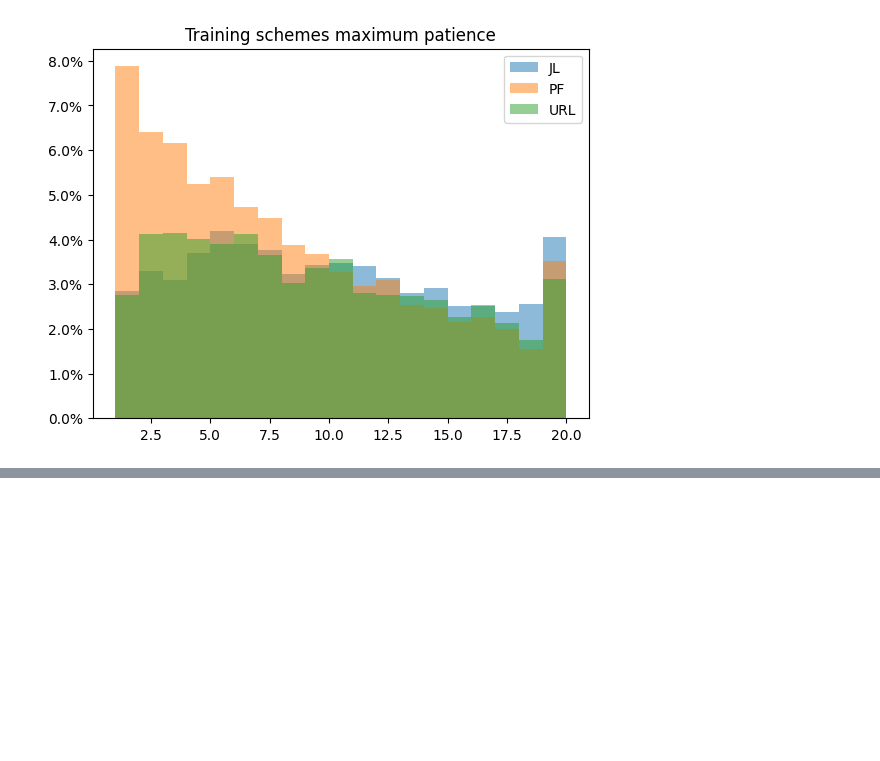
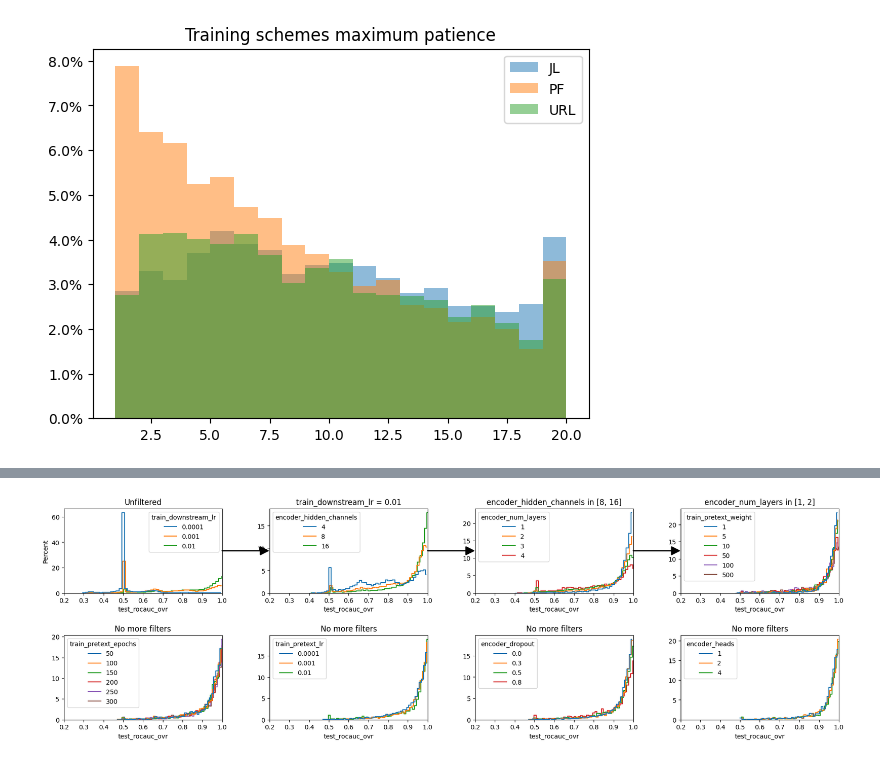
Before and after one commit to ITU-Thesis/graphworld, a Jupyter notebook: evaluation/preliminary_experiments.ipynb, the cells around one changed output, grey strips where cells are left out. Cells and saved outputs as stored; diff of their text form; code cells hidden in the pictures; blank space fills up the shorter version.

Commit message:
Preliminary plots and changes to evaluation_utils

```diff
--- a/evaluation/preliminary_experiments.ipynb
+++ b/evaluation/preliminary_experiments.ipynb
@@ -41,0 +45,3 @@ df = read_processed_shards(PROCESSED_DIR)
+# %%
+df = read_global_results(PRELIMINARY_DIR)
+df2 = read_global_results(MODE_1_LEARNING_CURVES_DIR)
@@ -200,0 +217,79 @@ plot_convergence_and_patience(must_have=must_have, bins=range(1,21))
+# %%
+df_ssl = unpivot_ssl_model(df=df, suffix=TEST_METRIC, ssl_models=SSL_MODELS, encoders=ENCODERS, training_schemes=TRAINING_SCHEMES, include_tuning_metric=True)
+df_ssl2 = unpivot_ssl_model(df=df2, suffix=TEST_METRIC, ssl_models=SSL_MODELS, encoders=ENCODERS, training_schemes=TRAINING_SCHEMES, include_tuning_metric=True)
+
+
+ALL_PARAMS = ['train_downstream_lr', 'encoder_hidden_channels', 'encoder_num_layers', 'train_pretext_weight','train_pretext_epochs', 'train_pretext_lr'] + \
+                ['encoder_dropout', 'encoder_heads']
+# %%
+fig=plt.figure(figsize=(20,6))
+gs = gridspec.GridSpec(2, len(ALL_PARAMS)//2)
+gs.update(left=0.1, right=0.95, wspace=0.3, hspace=0.5)
+df_ssl_temp = df_ssl
+axes_dict = {}
+for i, param in enumerate(ALL_PARAMS):
+    if i >= 4:
+        j = 1
+        i_2 = i - 4
+    else:
+        j = 0
+        i_2 = i
+
+    ax=plt.subplot(gs[j,i_2])
+    axes_dict[i] = ax
+    ax.set_xlim(0.2, 1.0)
+    sns.histplot(data=df_ssl_temp, x=TEST_METRIC, hue=param, stat='percent', bins=50, hue_order=sorted(df_ssl_temp[param].dropna().unique()),
+                element='step', fill=False, common_norm=False, palette='tab10', ax=ax, legend=True, multiple='dodge')
+    if param == 'train_downstream_lr':
+        ax.set_title("Unfiltered")
+        df_ssl_temp = df_ssl_temp[df_ssl_temp['train_downstream_lr'] == 0.01]
+    elif param == 'encoder_hidden_channels':
+        ax.set_title("train_downstream_lr = 0.01")
+        df_ssl_temp = df_ssl_temp[df_ssl_temp['encoder_hidden_channels'].isin([8,16])]
+    elif param == 'encoder_num_layers':
+        ax.set_title("encoder_hidden_channels in [8, 16]")
+        df_ssl_temp = df_ssl_temp[df_ssl_temp['encoder_num_layers'].isin([1,2])]
+    elif param == 'train_pretext_weight':
+        ax.set_title("encoder_num_layers in [1, 2]")
+    else:
+        ax.set_title("No more filters")
+
+    if i != 0:
+        ax.set_ylabel("")
+
+
+for (a,b) in [(0,1), (1,2), (2,3)]:
+    # Add line from one subplot to the other
+    xyA = [1, axes_dict[a].get_ylim()[1]/2]
+    #axes_dict[0].plot(*xyA, "o")
+    xyB = [1, axes_dict[b].get_ylim()[1]/2]
+    #axes_dict[1].plot(*xyB, "o")
+    transFigure = fig.transFigure.inverted()
+    coord1 = transFigure.transform(axes_dict[a].transData.transform(xyA))
+    coord2 = transFigure.transform(axes_dict[b].transData.transform(xyB))
+    arrow = patches.FancyArrowPatch(
+        coord1,  # posA
+        coord2,  # posB
+        shrinkA=0,  # so tail is exactly on posA (default shrink is 2)
+        shrinkB=250,  # so head is exactly on posB (default shrink is 2)
+        transform=fig.transFigure,
+        color="black",
+        arrowstyle="-|>",  # "normal" arrow
+        mutation_scale=30,  # controls arrow head size
+        linewidth=2,
+    )
+    fig.patches.append(arrow)
+plt.show()
+
+df_ssl['Hyperparameters'] = "Without filters"
+df_ssl_temp['Hyperparameters'] = "With filters"
+df_combined = pd.concat([df_ssl, df_ssl_temp], keys=['df_ssl', 'df_ssl_temp'], ignore_index=True)
+
+
+fig=plt.figure(figsize=(5,3))
+plt.xlim(0.2, 1.0)
+plt.title("Aggregated performance")
+sns.histplot(data=df_combined, x=TEST_METRIC, stat='percent', bins=50, hue='Hyperparameters',
+            element='step', fill=True, common_norm=False, legend=True)
+# %% [output]
+[figure, added]
```
Also changed, not shown: parts of 14 cells of this notebook, 2 other files.
